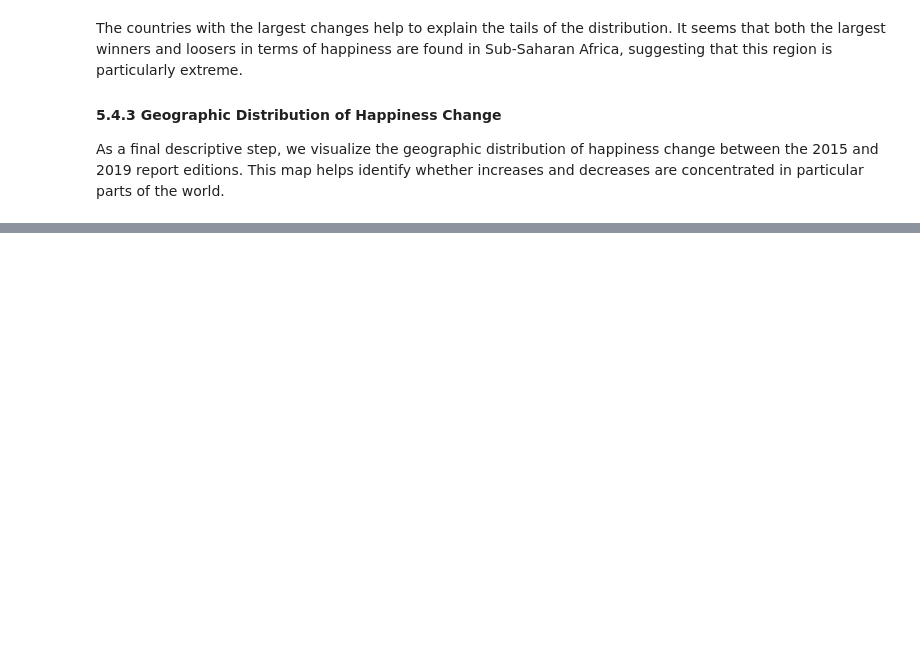
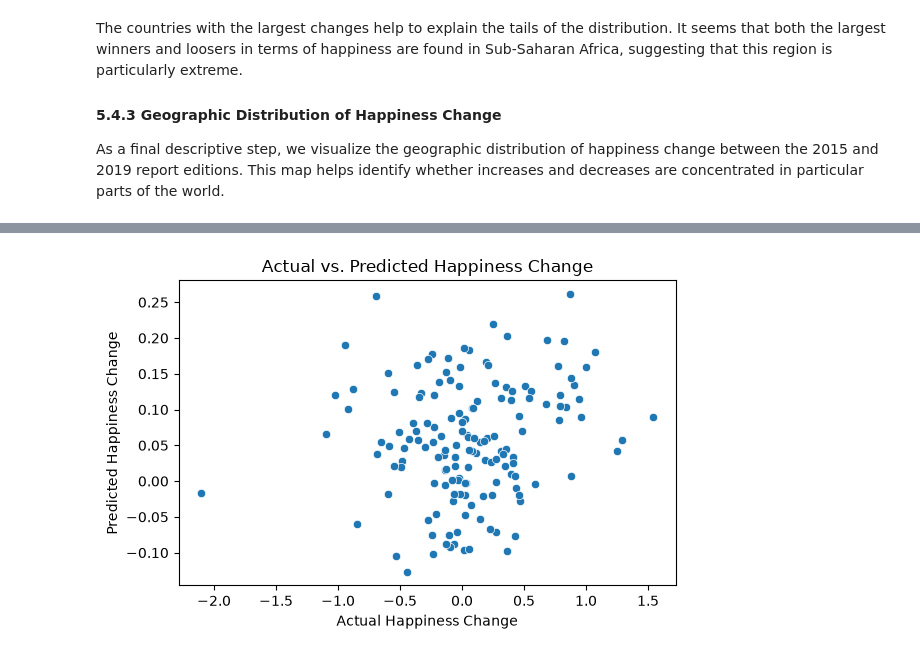
Before and after one commit to GiacomoAle8/ResearchMethodsProject, a Jupyter notebook: project.ipynb, the cells around one changed output, grey strips where cells are left out. Cells and saved outputs as stored; diff of their text form; code cells hidden in the pictures; blank space fills up the shorter version.

```diff
--- a/project.ipynb
+++ b/project.ipynb
@@ -605,7 +592,11 @@ israel_row = is_2018 & (df["country"] == "Israel")
 df.loc[uk_row, "country"] = "Israel"
 df.loc[israel_row, "country"] = "United Kingdom"
 
-# check the result (the region is the same for both countries, so it does not need to be reassigned)
+df.loc[is_2018 & (df["country"] == "Israel"),"region"] = "Middle East and Northern Africa"
+
+df.loc[is_2018 & (df["country"] == "United Kingdom"),"region"] = "Western Europe"
+
+# check the results
 print(df.loc[is_2018 & df["country"].isin(["United Kingdom", "Israel"]),
              ["country", "region", "year", "happiness_rank", "corruption_perception"]].to_string(index=False))
 # %% [output]
@@ -1731,0 +1424,14 @@ apply one method, test one hypothesis, explain why chosen, check key assumption,
+# %%
+import statsmodels.formula.api as smf
+
+# Model 1: weakest factor only
+model_1 = smf.ols(formula="happiness_change ~ weakest_factor",data=analysis_data).fit()
+
+# Model 2: primary H2 model
+model_2 = smf.ols(formula="happiness_change ~ weakest_factor + overall_factor_level",data=analysis_data).fit()
+
+# Model 3: additionally control for initial happiness
+model_3 = smf.ols(formula="happiness_change ~ weakest_factor + overall_factor_level + happiness_2015",data=analysis_data).fit()
+
+# Model 4: additionally control for region
+model_4 = smf.ols(formula="happiness_change ~ weakest_factor + overall_factor_level + happiness_2015 + C(region)",data=analysis_data).fit()
@@ -1731,0 +1495,4 @@ apply one method, test one hypothesis, explain why chosen, check key assumption,
+# %%
+# save fitted values and residuals of the primary H2 model
+analysis_data["fitted_h2"] = model_2.fittedvalues
+analysis_data["residuals_h2"] = model_2.resid
@@ -1731,0 +1507,21 @@ apply one method, test one hypothesis, explain why chosen, check key assumption,
+# %%
+# predictions and residuals of the primary model
+analysis_data["predictions_h2"] = model_2.predict()
+analysis_data["residuals_h2"] = model_2.resid
+
+# actual vs. predicted values
+plt.figure(figsize=(6, 4))
+
+sns.scatterplot(
+    data=analysis_data,
+    x="happiness_change",
+    y="predictions_h2"
+)
+
+plt.xlabel("Actual Happiness Change")
+plt.ylabel("Predicted Happiness Change")
+plt.title("Actual vs. Predicted Happiness Change")
+plt.tight_layout()
+plt.show()
+# %% [output]
+[figure, added]
```
Also changed, not shown: parts of 105 cells of this notebook.
